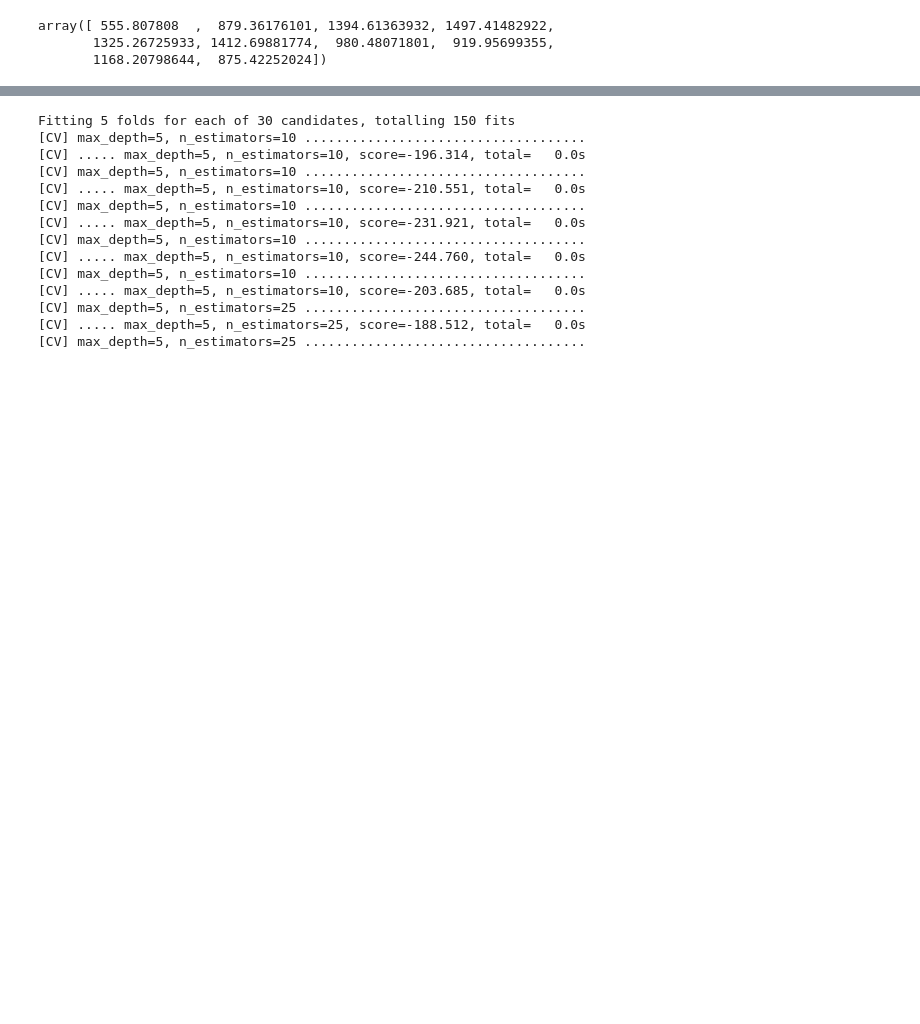
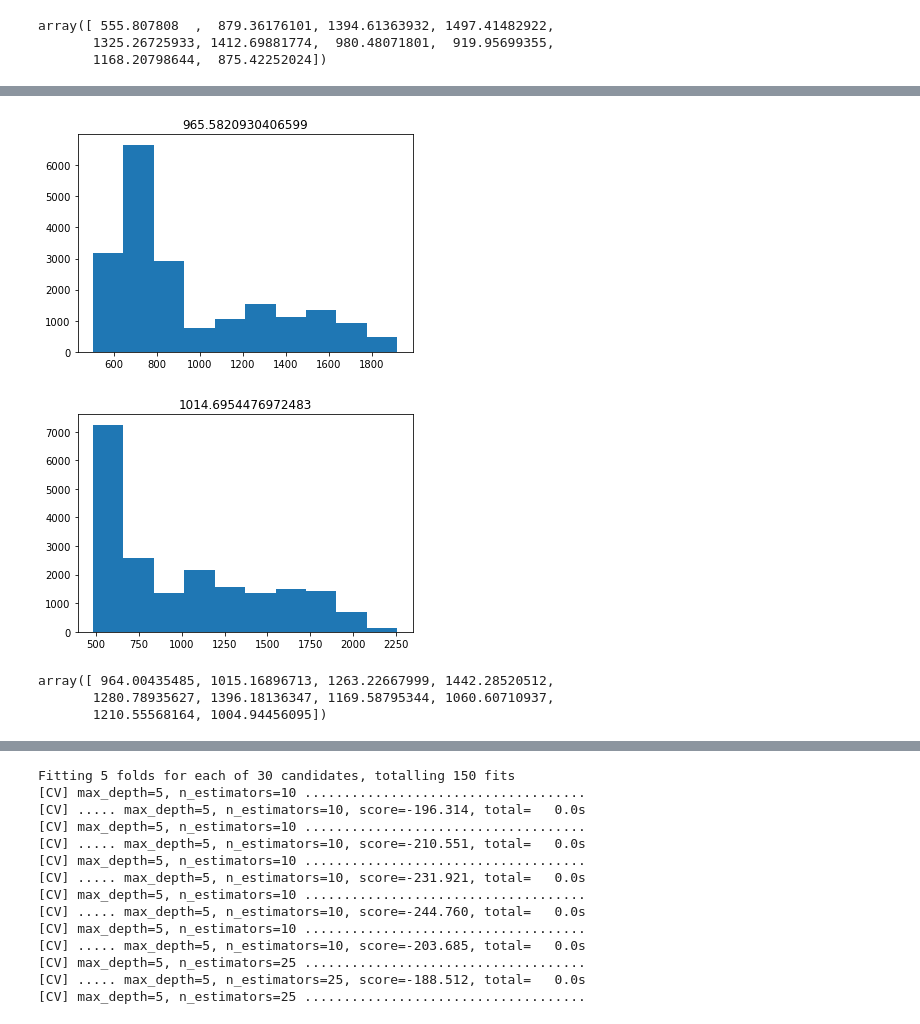
Before and after one commit to PGEHackathon/High-Risk-Low-Return, a Jupyter notebook: ML_scratchPaper.ipynb, the cells around one changed output, grey strips where cells are left out. Saved outputs shown, nothing was run; the diff lists cells and outputs as text; code cells hidden in the pictures; blank space fills up the shorter version.

```diff
--- a/ML_scratchPaper.ipynb
+++ b/ML_scratchPaper.ipynb
@@ -723,0 +785,36 @@ array([ 555.807808  ,  879.36176101, 1394.61363932, 1497.41482922,
+# %%
+## Uncertainty analysis  --- Multivarient drawing  -- random forest
+import random
+N = 20000      #number of picked point
+predictionALL = np.zeros((10, N))
+keyFeature = ['Depth, m', 'Porosity, fraction', 'Permeability, mD', 'Acoustic Impedance, kg*s/m^2', 'Density, g/cm3',
+             'Compressible velocity, m/s', 'Youngs modulus, GPa', 'Shear modulus, GPa']
+i = 0
+for wellNum in range(74, 84):
+
+    wellName = "Well_no_{}".format(wellNum)
+
+    #masking the data
+    df = df_preProducer_imputed_scale[df_preProducer_imputed_scale["Well_ID"] == wellName].drop("Well_ID", axis = 1)
+
+    covMatrix = np.cov(df.dropna(), rowvar=False)
+    meanVal = df.dropna().mean()
+    X_boostrap = np.random.multivariate_normal(meanVal, covMatrix, size=N)
+
+    yPred = RF_featureImportance.predict(X_boostrap)
+
+    predictionALL[i, :] = yPred
+    i = i + 1
+    if wellNum < 76:
+        plt.figure()
+        plt.hist(yPred)
+        plt.title("{}".format(np.mean(yPred)))
+# %% [output]
+[figure, added]
+[figure, added]
+# %%
+predictionALL.mean(axis = 1)
+# %% [output]
+array([ 964.00435485, 1015.16896713, 1263.22667999, 1442.28520512,
+       1280.78935627, 1396.18136347, 1169.58795344, 1060.60710937,
+       1210.55568164, 1004.94456095])
```
Also changed, not shown: parts of 24 cells of this notebook, 2 other files.
